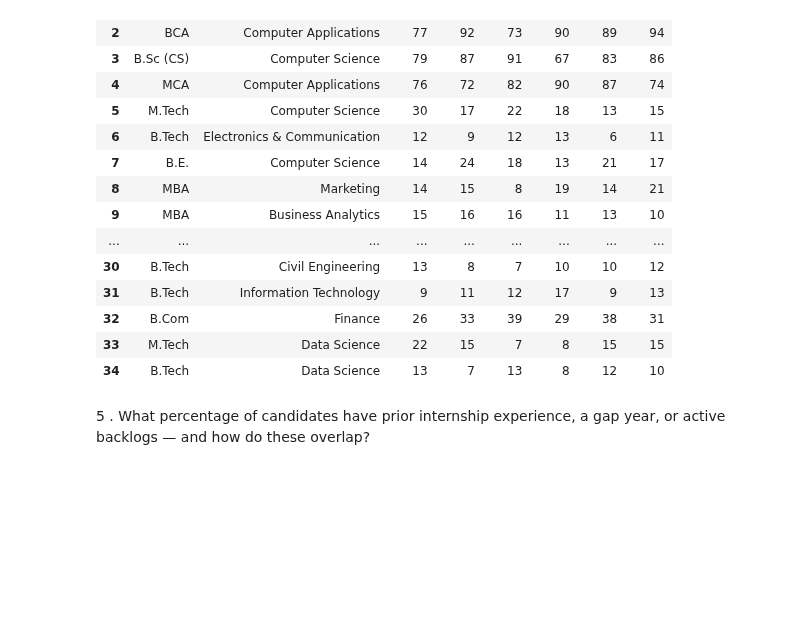
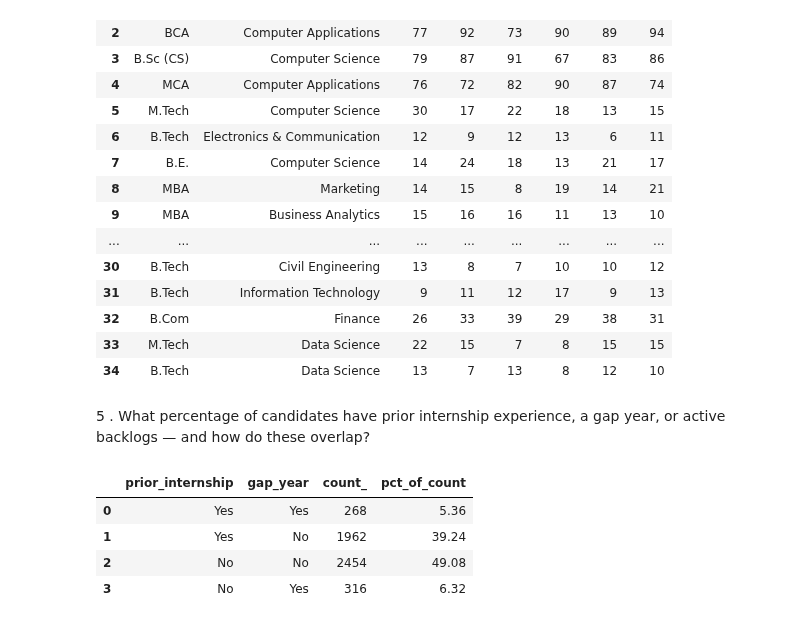
Before and after one commit to Ishasavani1402/Data-Analytics, a Jupyter notebook: fresher_hiring_analysis/EDA.ipynb, the cells around one changed output. Drawn from its saved outputs; the diff is of its cells as text; code cells hidden in the pictures; blank space fills up the shorter version.

```diff
--- a/fresher_hiring_analysis/EDA.ipynb
+++ b/fresher_hiring_analysis/EDA.ipynb
@@ -251,3 +251,12 @@ GROUP BY degree , branch"""),engine)
 | 34 | B.Tech | Data Science | 13 | 7 | 13 | 8 | 12 | 10 |
 # %% [markdown]
 5 . What percentage of candidates have prior internship experience, a gap year, or active backlogs — and how do these overlap?
+# %%
+pd.read_sql_query(text("""select prior_internship , gap_year ,count(*) AS count_,
+round(count(*) * 100 / SUM(COUNT(*)) over(),2) as pct_of_count from clean_dataset group by prior_internship , gap_year"""),engine)
+# %% [output]
+|  | prior_internship | gap_year | count_ | pct_of_count |
+| 0 | Yes | Yes | 268 | 5.36 |
+| 1 | Yes | No | 1962 | 39.24 |
+| 2 | No | No | 2454 | 49.08 |
+| 3 | No | Yes | 316 | 6.32 |
```
Also changed, not shown: 1 other file.
